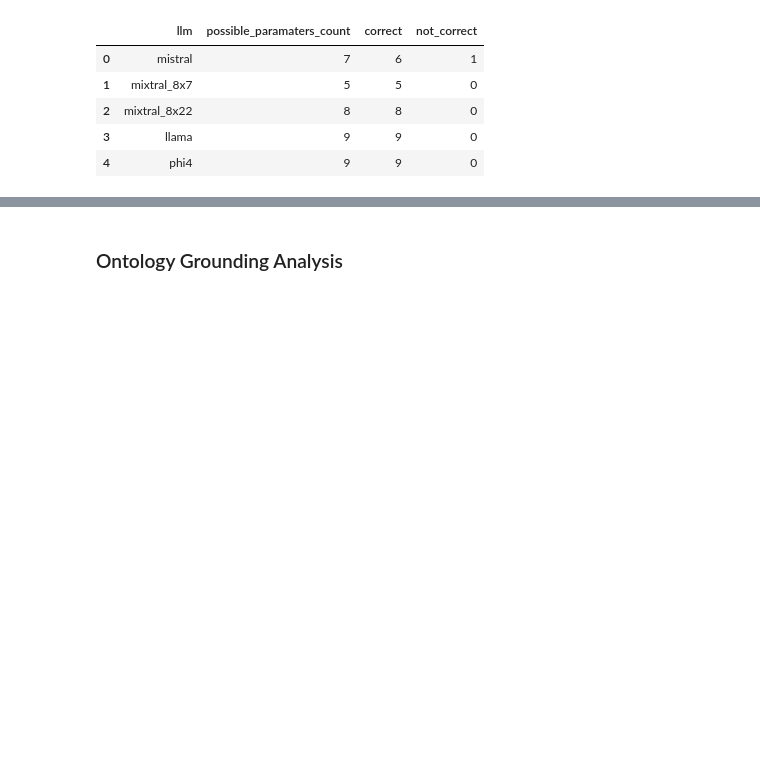
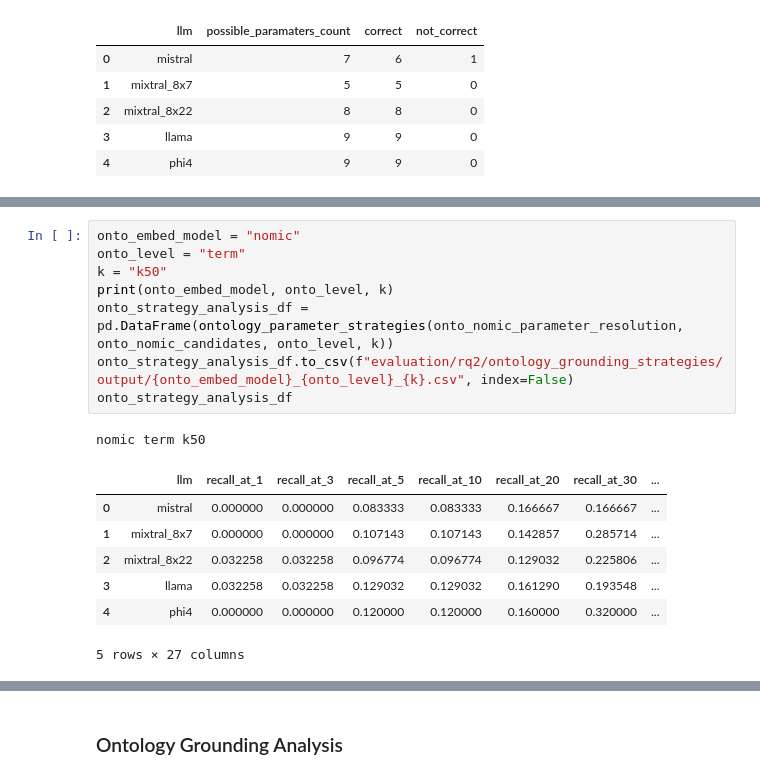
Before and after one commit to sal-unimib/shape, a Jupyter notebook: evaluation.ipynb, the cells around one changed output, grey strips where cells are left out. Cells and saved outputs as stored; diff of their text form; blank space fills up the shorter version.

```diff
--- a/evaluation.ipynb
+++ b/evaluation.ipynb
@@ -1172,0 +1470,17 @@ valueset_grounding_analysis_df
+# %%
+onto_embed_model = "nomic"
+onto_level = "term"
+k = "k50"
+print(onto_embed_model, onto_level, k)
+onto_strategy_analysis_df = pd.DataFrame(ontology_parameter_strategies(onto_nomic_parameter_resolution, onto_nomic_candidates, onto_level, k))
+onto_strategy_analysis_df.to_csv(f"evaluation/rq2/ontology_grounding_strategies/output/{onto_embed_model}_{onto_level}_{k}.csv", index=False)
+onto_strategy_analysis_df
+# %% [output]
+nomic term k50
+|  | llm | recall_at_1 | recall_at_3 | recall_at_5 | recall_at_10 | recall_at_20 | recall_at_30 | ... |
+| 0 | mistral | 0.000000 | 0.000000 | 0.083333 | 0.083333 | 0.166667 | 0.166667 | ... |
+| 1 | mixtral_8x7 | 0.000000 | 0.000000 | 0.107143 | 0.107143 | 0.142857 | 0.285714 | ... |
+| 2 | mixtral_8x22 | 0.032258 | 0.032258 | 0.096774 | 0.096774 | 0.129032 | 0.225806 | ... |
+| 3 | llama | 0.032258 | 0.032258 | 0.129032 | 0.129032 | 0.161290 | 0.193548 | ... |
+| 4 | phi4 | 0.000000 | 0.000000 | 0.120000 | 0.120000 | 0.160000 | 0.320000 | ... |
+5 rows × 27 columns
```
Also changed, not shown: parts of 25 cells of this notebook, 30 other files.
